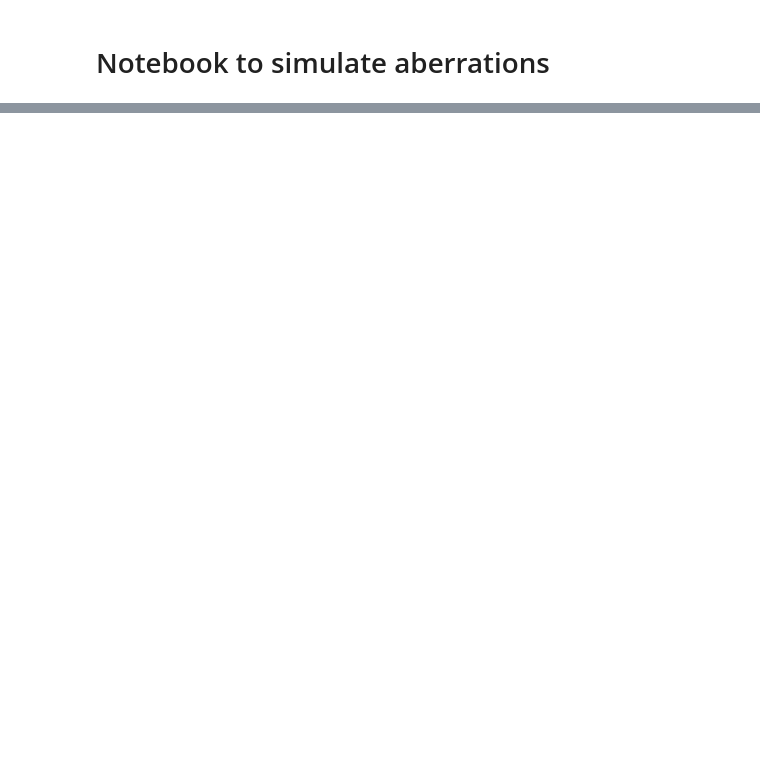
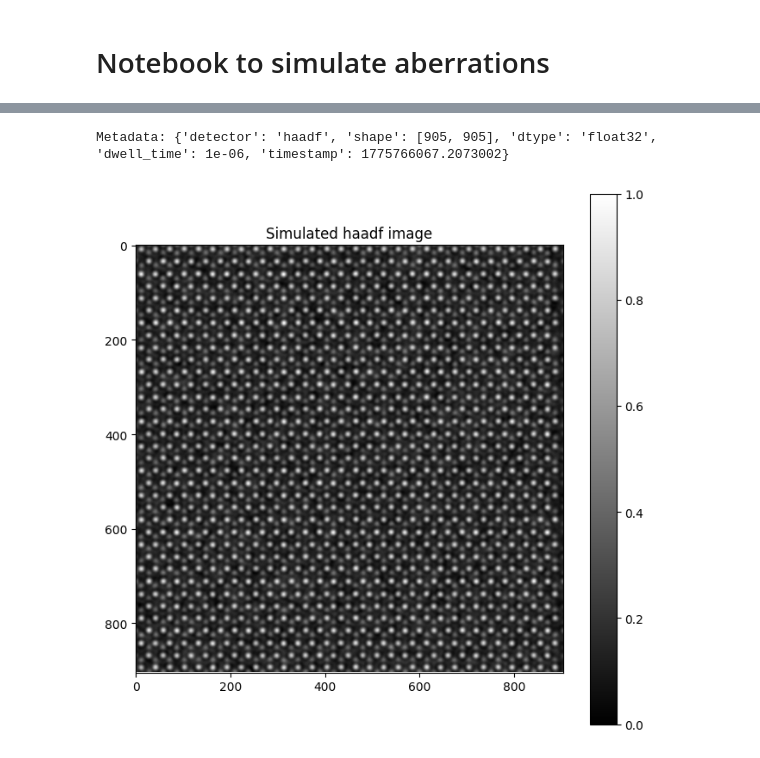
Before and after one commit to 1996suryamandalreddy-maker/asyncroscopy, a Jupyter notebook: notebooks/2_b_Aberrations_twin.ipynb, the cells around one changed output, grey strips where cells are left out. Saved outputs shown, nothing was run; the diff lists cells and outputs as text; code cells hidden in the pictures; blank space fills up the shorter version.

Commit message:
feat: notebook 2_b_Aberrations_twin.ipynb works in DB mode

```diff
--- a/notebooks/2_b_Aberrations_twin.ipynb
+++ b/notebooks/2_b_Aberrations_twin.ipynb
@@ -2,0 +66,9 @@
+# %%
+# set timeouts
+scan = tango.DeviceProxy("test/scan/1")
+mic_proxy = tango.DeviceProxy("test/microscope_twin/1")
+corrector_proxy = tango.DeviceProxy("test/corrector/1")
+
+scan.set_timeout_millis(120_000)
+mic_proxy.set_timeout_millis(120_000)
+corrector_proxy.set_timeout_millis(120_000)
@@ -23,4 +125,5 @@ Aberrations [nm] for acceleration voltage: 200 kV
 | C52a | -0.0 | C52b | 0.0 | C54a | -0.0 | C54b | -0.0 | C56a | -36663.6 | C56b | 21356.1 |
 | Cc | 1e+06 |
 # %%
-aberrations
+aberrations_in = json.dumps(aberrations)
+corrector_proxy.set_aberrations_coeff_sim(aberrations_in)
@@ -44,0 +130,3 @@ aberrations
+# %%
+aberrations_read = corrector_proxy.get_aberrations_coeff_sim()
+json.loads(aberrations_read)
@@ -45,2 +154,16 @@ aberrations
 # %%
 # Upload abberations on the twin
+json_meta, raw_bytes = mic_proxy.get_scanned_image_with_aberrations()
+meta = json.loads(json_meta)
+print(f"Metadata: {meta}")
+
+image = np.frombuffer(raw_bytes, dtype=meta["dtype"]).reshape(meta["shape"])
+
+plt.figure(figsize=(8, 8))
+plt.imshow(image.T, cmap='gray')
+plt.title(f"Simulated {meta['detector']} image")
+plt.colorbar()
+plt.show()
+# %% [output]
+Metadata: {'detector': 'haadf', 'shape': [905, 905], 'dtype': 'float32', 'dwell_time': 1e-06, 'timestamp': 1775766067.2073002}
+[figure, added]
```
Also changed, not shown: parts of 11 cells of this notebook, 9 other files.
